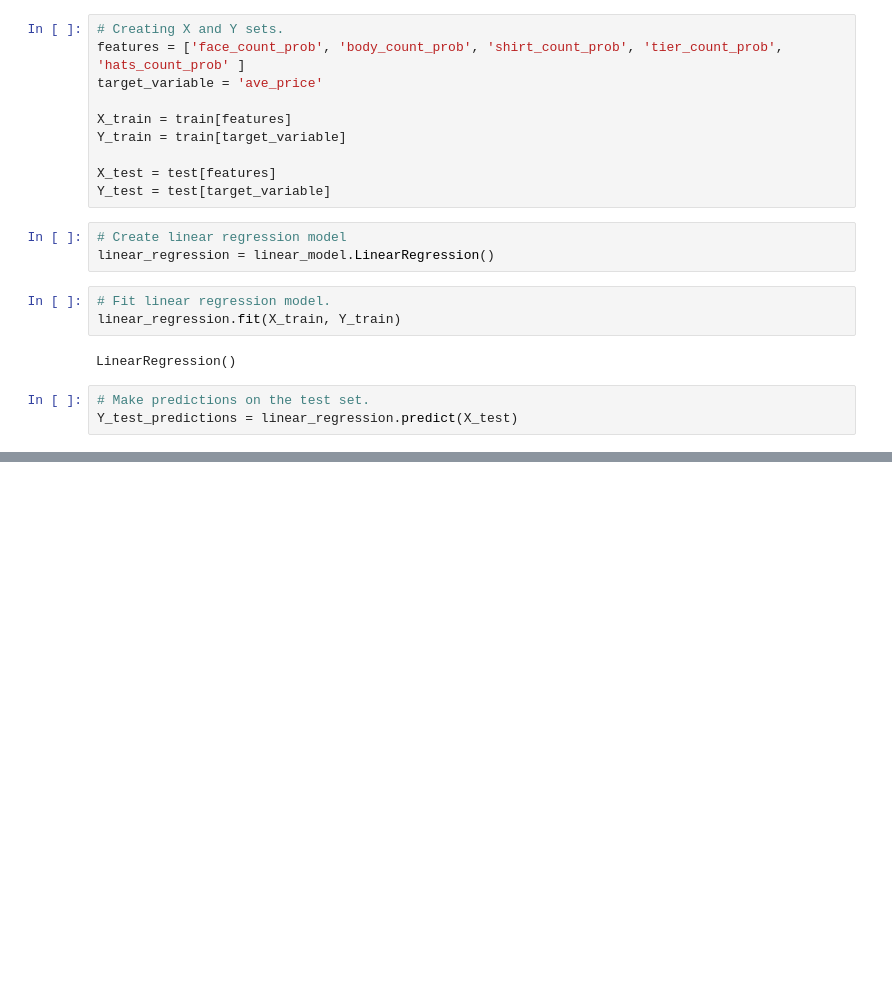
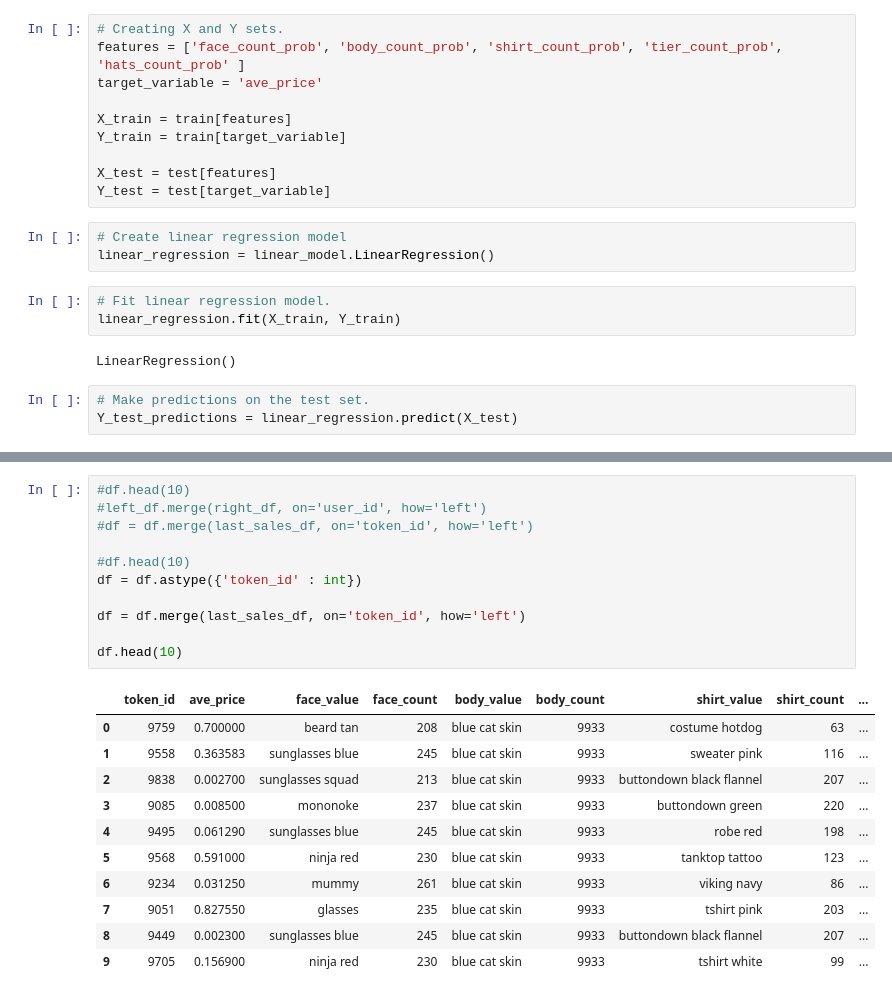
Before and after one commit to rgoding2004/W207-Project, a Jupyter notebook: NFT.ipynb, the cells around one changed output, grey strips where cells are left out. Saved outputs shown, nothing was run; the diff lists cells and outputs as text; blank space fills up the shorter version.

```diff
--- a/NFT.ipynb
+++ b/NFT.ipynb
@@ -304,0 +346,23 @@ R2 score: -0.56
+# %%
+#df.head(10)
+#left_df.merge(right_df, on='user_id', how='left')
+#df = df.merge(last_sales_df, on='token_id', how='left')
+
+#df.head(10)
+df = df.astype({'token_id' : int})
+
+df = df.merge(last_sales_df, on='token_id', how='left')
+
+df.head(10)
+# %% [output]
+|  | token_id | ave_price | face_value | face_count | body_value | body_count | shirt_value | shirt_count | ... |
+| 0 | 9759 | 0.700000 | beard tan | 208 | blue cat skin | 9933 | costume hotdog | 63 | ... |
+| 1 | 9558 | 0.363583 | sunglasses blue | 245 | blue cat skin | 9933 | sweater pink | 116 | ... |
+| 2 | 9838 | 0.002700 | sunglasses squad | 213 | blue cat skin | 9933 | buttondown black flannel | 207 | ... |
+| 3 | 9085 | 0.008500 | mononoke | 237 | blue cat skin | 9933 | buttondown green | 220 | ... |
+| 4 | 9495 | 0.061290 | sunglasses blue | 245 | blue cat skin | 9933 | robe red | 198 | ... |
+| 5 | 9568 | 0.591000 | ninja red | 230 | blue cat skin | 9933 | tanktop tattoo | 123 | ... |
+| 6 | 9234 | 0.031250 | mummy | 261 | blue cat skin | 9933 | viking navy | 86 | ... |
+| 7 | 9051 | 0.827550 | glasses | 235 | blue cat skin | 9933 | tshirt pink | 203 | ... |
+| 8 | 9449 | 0.002300 | sunglasses blue | 245 | blue cat skin | 9933 | buttondown black flannel | 207 | ... |
+| 9 | 9705 | 0.156900 | ninja red | 230 | blue cat skin | 9933 | tshirt white | 99 | ... |
```
Also changed, not shown: parts of 49 cells of this notebook.
